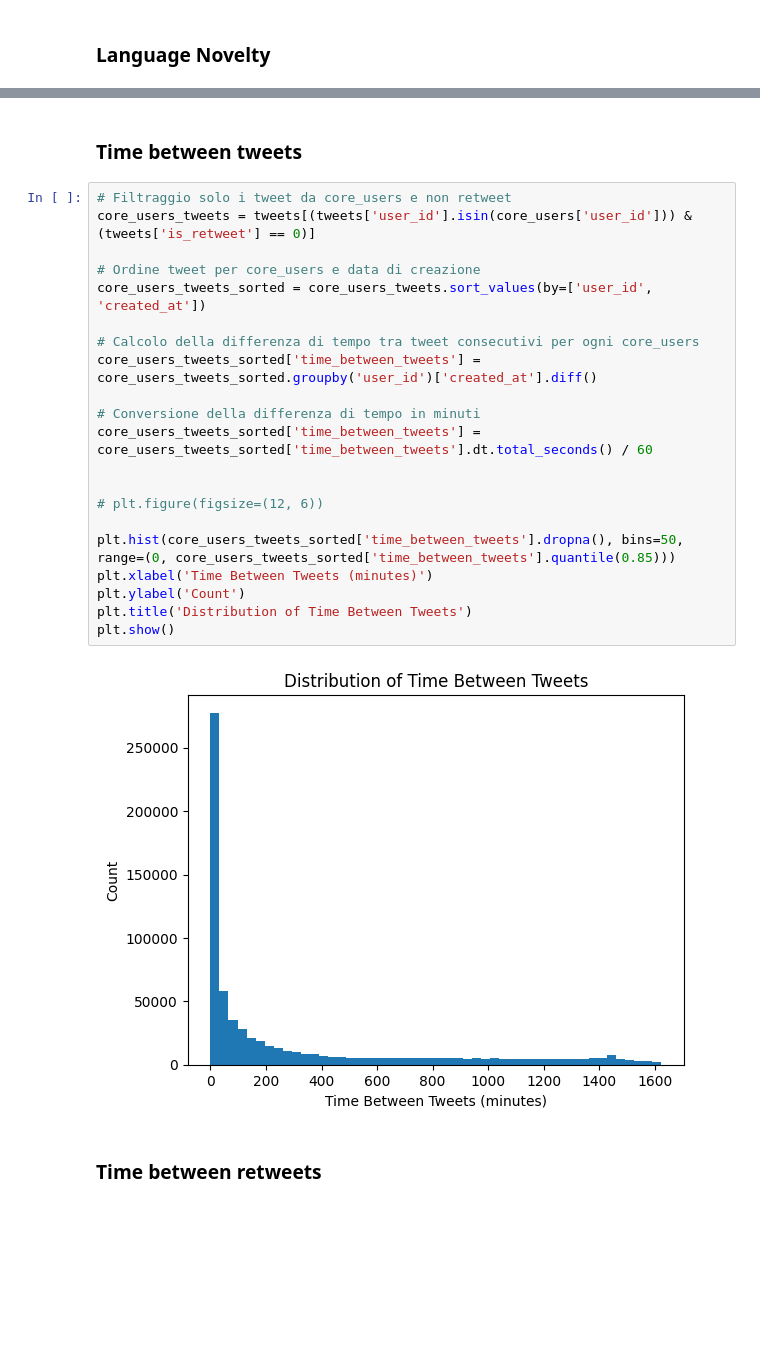
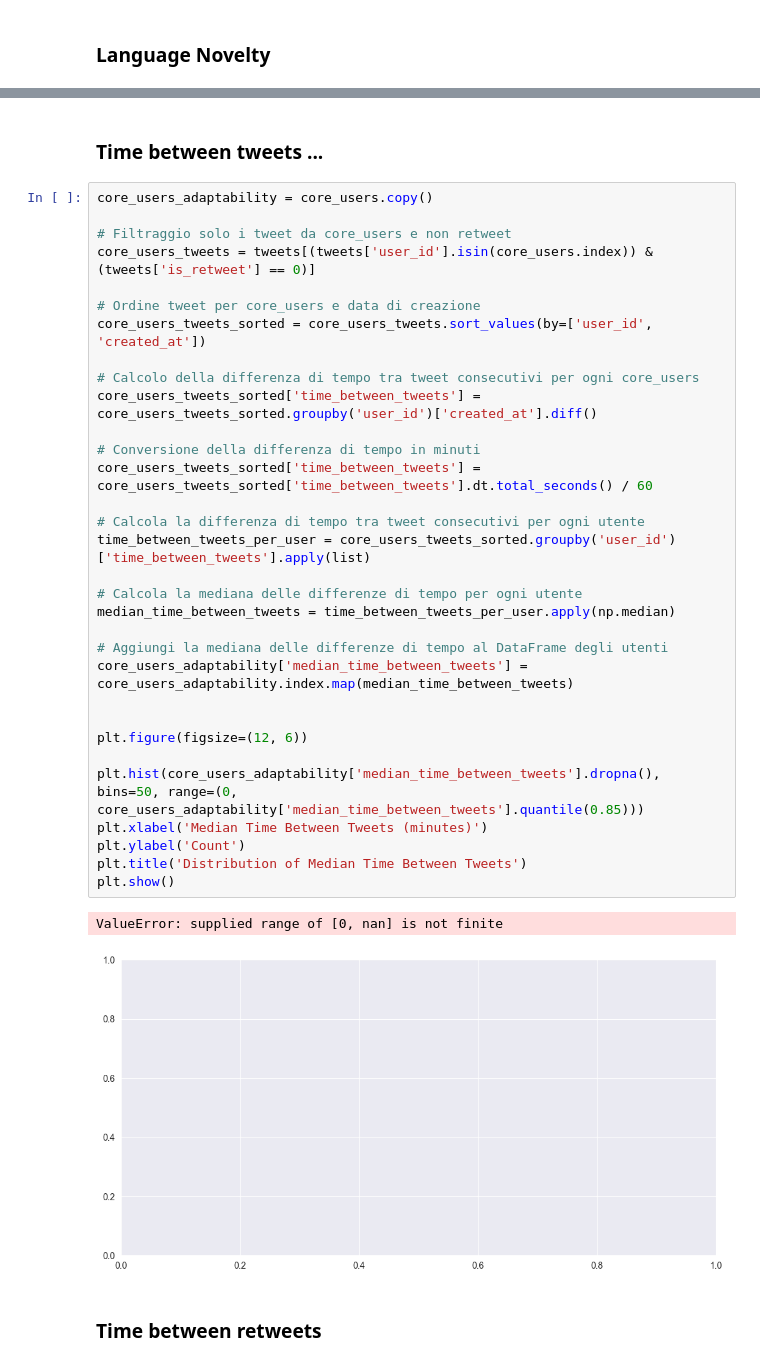
Before and after one commit to davisf20/characterization-of-user-misbehavior-in-online-social-media, a Jupyter notebook: notebooks/parametersTesting.ipynb, the cells around one changed output, grey strips where cells are left out. Cells and saved outputs as stored; diff of their text form; blank space fills up the shorter version.

```diff
--- a/notebooks/parametersTesting.ipynb
+++ b/notebooks/parametersTesting.ipynb
@@ -595,28 +672,40 @@ plt.show()
 # %% [markdown]
-### Time between tweets
+### Time between tweets ...
 # %%
+core_users_adaptability = core_users.copy()
+
 # Filtraggio solo i tweet da core_users e non retweet
-core_users_tweets = tweets[(tweets['user_id'].isin(core_users['user_id'])) & (tweets['is_retweet'] == 0)]
+core_users_tweets = tweets[(tweets['user_id'].isin(core_users.index)) & (tweets['is_retweet'] == 0)]
 
 # Ordine tweet per core_users e data di creazione
 core_users_tweets_sorted = core_users_tweets.sort_values(by=['user_id', 'created_at'])
 
 # Calcolo della differenza di tempo tra tweet consecutivi per ogni core_users
 core_users_tweets_sorted['time_between_tweets'] = core_users_tweets_sorted.groupby('user_id')['created_at'].diff()
 
 # Conversione della differenza di tempo in minuti
 core_users_tweets_sorted['time_between_tweets'] = core_users_tweets_sorted['time_between_tweets'].dt.total_seconds() / 60
 
+# Calcola la differenza di tempo tra tweet consecutivi per ogni utente
+time_between_tweets_per_user = core_users_tweets_sorted.groupby('user_id')['time_between_tweets'].apply(list)
 
-# plt.figure(figsize=(12, 6))
+# Calcola la mediana delle differenze di tempo per ogni utente
+median_time_between_tweets = time_between_tweets_per_user.apply(np.median)
 
-plt.hist(core_users_tweets_sorted['time_between_tweets'].dropna(), bins=50, range=(0, core_users_tweets_sorted['time_between_tweets'].quantile(0.85)))
-plt.xlabel('Time Between Tweets (minutes)')
+# Aggiungi la mediana delle differenze di tempo al DataFrame degli utenti
+core_users_adaptability['median_time_between_tweets'] = core_users_adaptability.index.map(median_time_between_tweets)
+
+
+plt.figure(figsize=(12, 6))
+
+plt.hist(core_users_adaptability['median_time_between_tweets'].dropna(), bins=50, range=(0, core_users_adaptability['median_time_between_tweets'].quantile(0.85)))
+plt.xlabel('Median Time Between Tweets (minutes)')
 plt.ylabel('Count')
-plt.title('Distribution of Time Between Tweets')
+plt.title('Distribution of Median Time Between Tweets')
 plt.show()
 # %% [output]
+ValueError: supplied range of [0, nan] is not finite
-[figure, old version]
+[figure, new version]
 # %% [markdown]
 ### Time between retweets
 # %%
```
Also changed, not shown: parts of 14 cells of this notebook.
